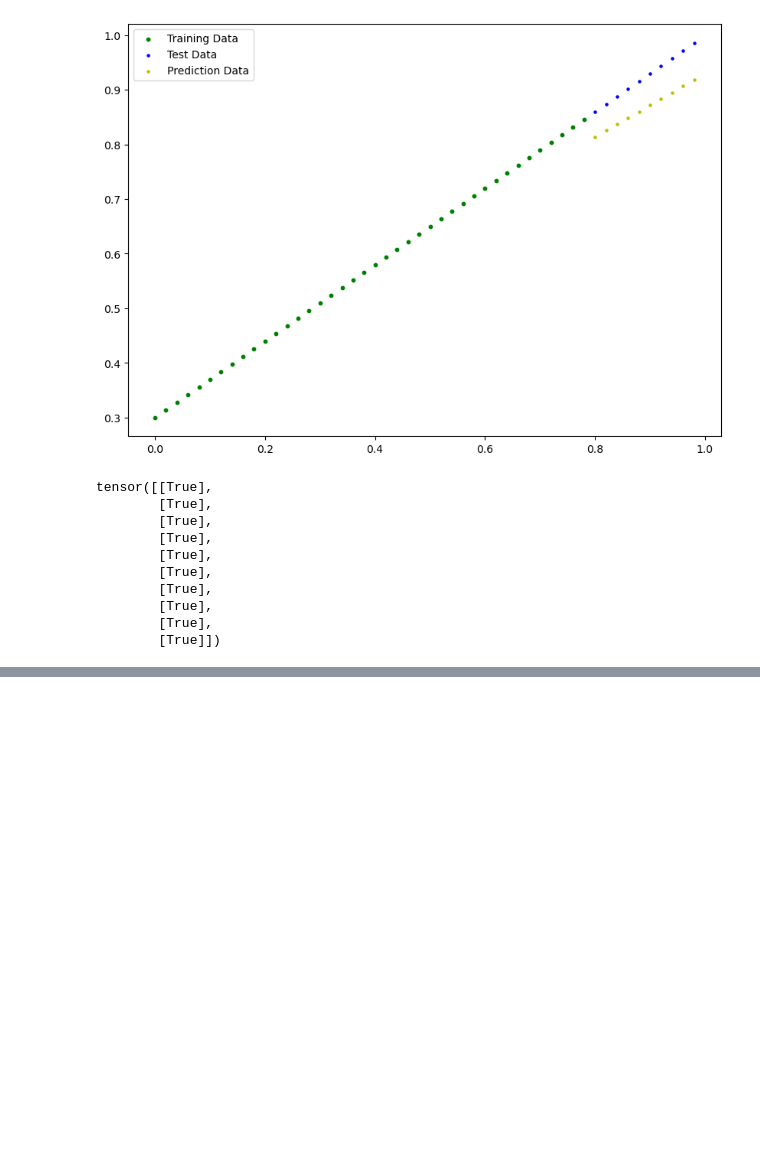
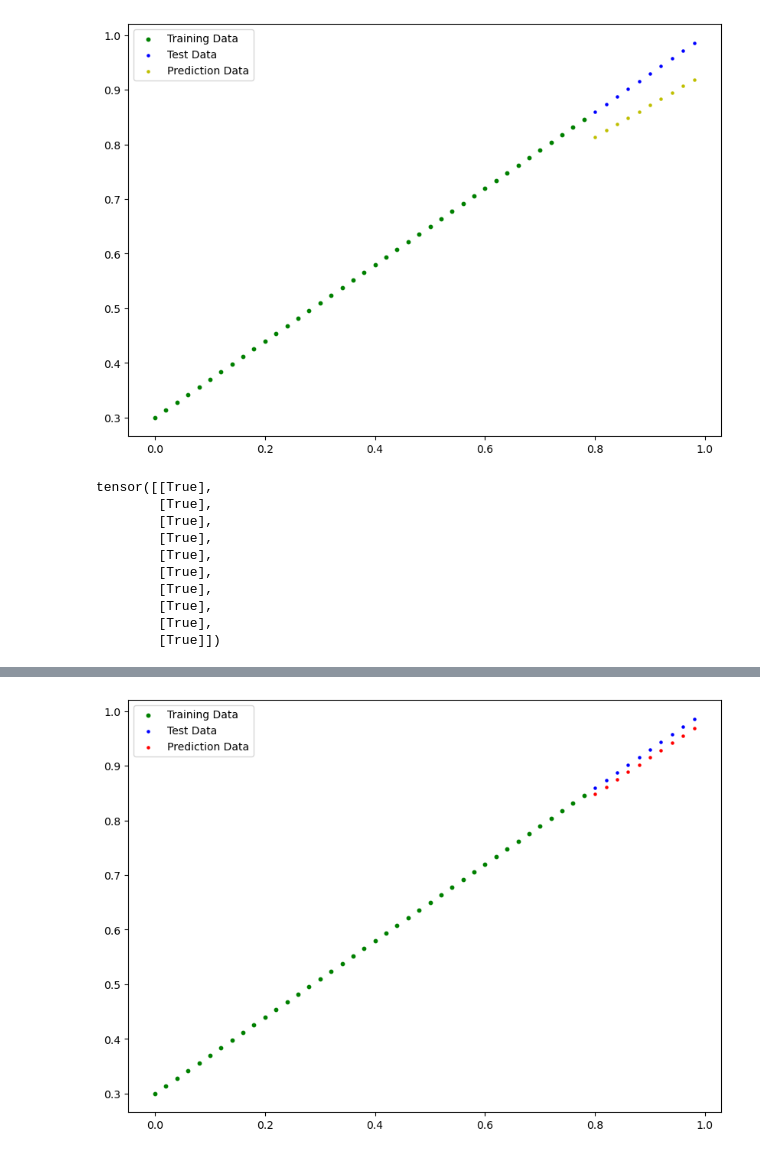
Before and after one commit to azhermurad/PyTorch-For-Deep-Learning, a Jupyter notebook: 2.PyTorch_Workflow/pytorch_workflow.ipynb, the cells around one changed output, grey strips where cells are left out. Saved outputs shown, nothing was run; the diff lists cells and outputs as text; code cells hidden in the pictures; blank space fills up the shorter version.

```diff
--- a/2.PyTorch_Workflow/pytorch_workflow.ipynb
+++ b/2.PyTorch_Workflow/pytorch_workflow.ipynb
@@ -340,0 +392,9 @@ tensor([[True],
+# %%
+class LinearRegressionModel(nn.Module):
+    def __init__(self):
+        super().__init__()
+        self.linear = nn.Linear(in_features=1,out_features=1)
+
+    def forward(self, x):
+        x= self.linear(x)
+        return x
@@ -340,0 +495,8 @@ tensor([[True],
+# %%
+model_1_loaded.eval()
+with torch.inference_mode():
+    load_y_pred = model_1_loaded(X_test)
+# %%
+plot_predictions(prediction=load_y_pred)
+# %% [output]
+[figure, added]
```
Also changed, not shown: parts of 21 cells of this notebook, 1 other file.
